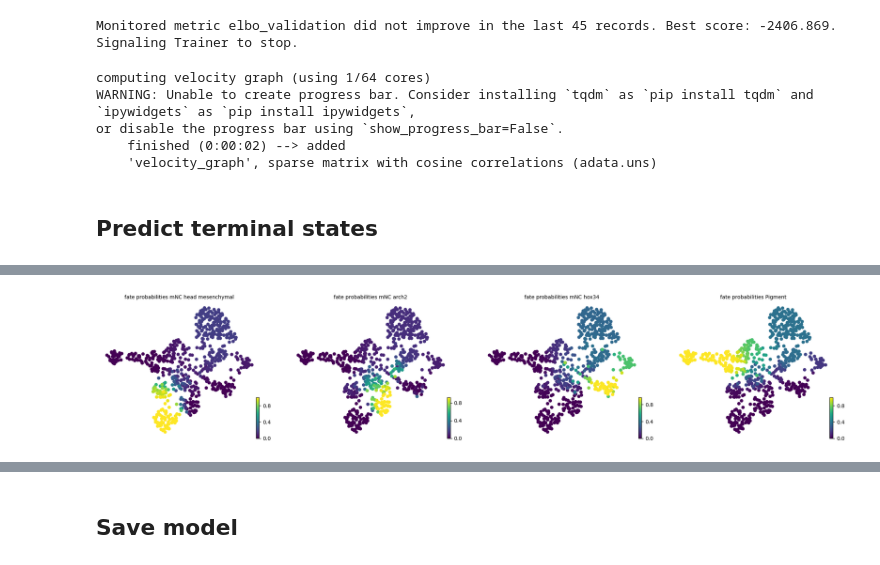
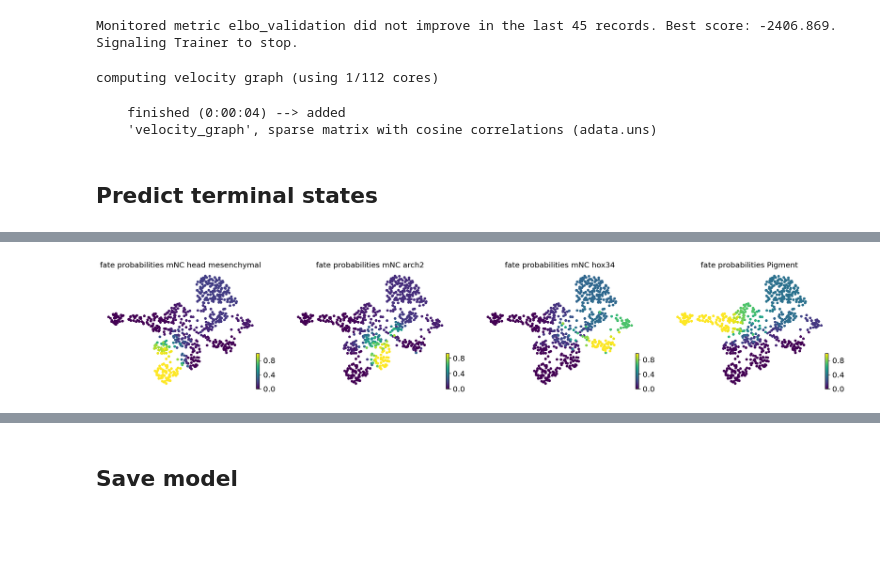
Before and after one commit to yifanchn/regvelo, a Jupyter notebook: docs/notebooks/tutorial.ipynb, the cells around one changed output, grey strips where cells are left out. Saved outputs shown, nothing was run; the diff lists cells and outputs as text; code cells hidden in the pictures; blank space fills up the shorter version.

```diff
--- a/docs/notebooks/tutorial.ipynb
+++ b/docs/notebooks/tutorial.ipynb
@@ -24,8 +31,11 @@ scvi.settings.seed = 0
+# %%
+plt.rcParams["svg.fonttype"] = "none"
+scv.settings.set_figure_params("scvelo", dpi=80, transparent=True, fontsize=14, color_map="viridis")
 # %% [markdown]
 ## Load data
 # %%
-adata = regvelo.datasets.zebrafish_nc()
-prior_net = regvelo.datasets.zebrafish_grn()
+adata = rgv.datasets.zebrafish_nc()
+prior_net = rgv.datasets.zebrafish_grn()
 TF_list = adata.var_names[adata.var["is_tf"]].tolist()
 # %%
 sc.pp.neighbors(adata, n_neighbors=30, n_pcs=50)
@@ -42,7 +52,7 @@ sc.pl.umap(adata, color='cell_type',palette=sc.pl.palettes.vega_20)
 ## Preprocessing
 # %%
 adata = preprocess_data(adata)
-adata = set_prior_grn(adata,prior_net)
+adata = rgv.pp.set_prior_grn(adata,prior_net)
 # %% [output]
 computing velocities
     finished (0:00:00) --> added
@@ -80,24 +90,22 @@ adata_target = reg_vae.add_regvelo_outputs_to_adata(adata = adata)
 # %%
 scv.tl.velocity_graph(adata_target)
 # %% [output]
-computing velocity graph (using 1/64 cores)
-WARNING: Unable to create progress bar. Consider installing `tqdm` as `pip install tqdm` and `ipywidgets` as `pip install ipywidgets`,
-or disable the progress bar using `show_progress_bar=False`.
-    finished (0:00:02) --> added
-    'velocity_graph', sparse matrix with cosine correlations (adata.uns)
+computing velocity graph (using 1/112 cores)
+    finished (0:00:04) --> added
+    'velocity_graph', sparse matrix with cosine correlations (adata.uns)
 # %% [markdown]
 ## Predict terminal states
 # %%
-terminal_states = [
-        "mNC_head_mesenchymal",
-        "mNC_arch2",
-        "mNC_hox34",
-        "Pigment",
-    ]
+terminal_states = ["mNC_head_mesenchymal",
+                   "mNC_arch2",
+                   "mNC_hox34",
+                   "Pigment",
+                  ]
 vk = cr.kernels.VelocityKernel(adata_target).compute_transition_matrix()
 estimator = cr.estimators.GPCCA(vk)
+
 ## evaluate the fate prob on original space
-estimator.compute_macrostates(n_states=7,cluster_key="cell_type")
+estimator.compute_macrostates(n_states=7, cluster_key="cell_type")
 estimator.set_terminal_states(terminal_states)
 estimator.compute_fate_probabilities()
 estimator.plot_fate_probabilities(same_plot=False)
@@ -109,4 +119,4 @@ Defaulting to `'gmres'` solver.
-[figure, old version]
+[figure, new version]
 # %%
 estimator.plot_macrostates(which="terminal", legend_loc="right", s=100)
 # %% [output]
```
Also changed, not shown: parts of 15 cells of this notebook, 1 other file.
